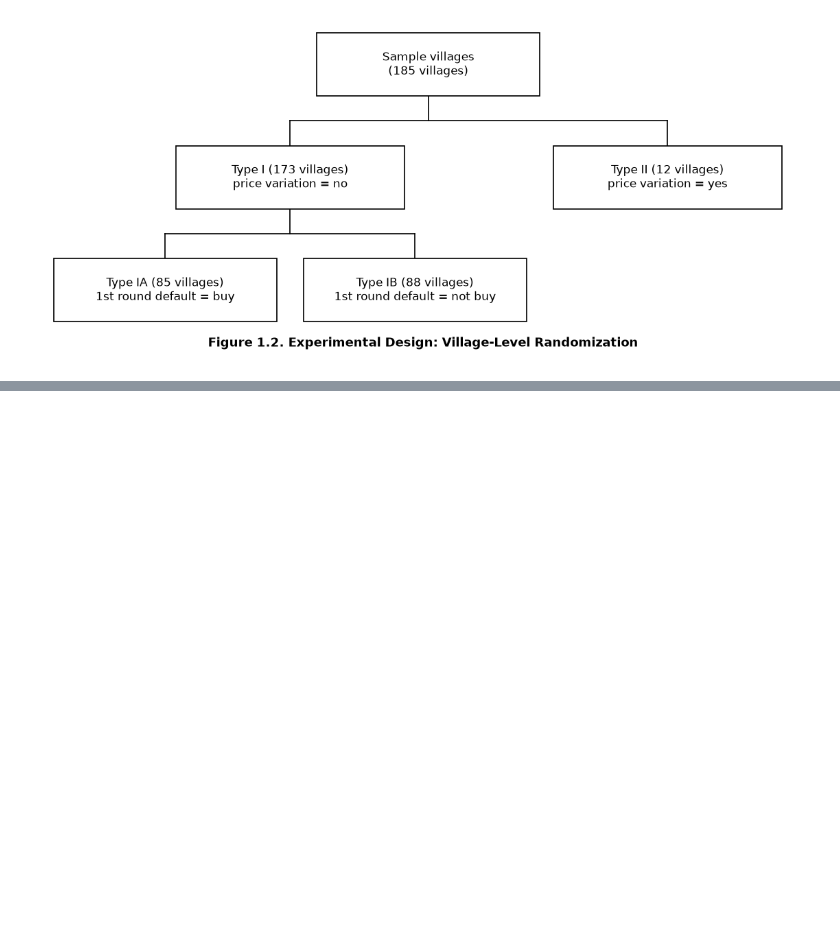
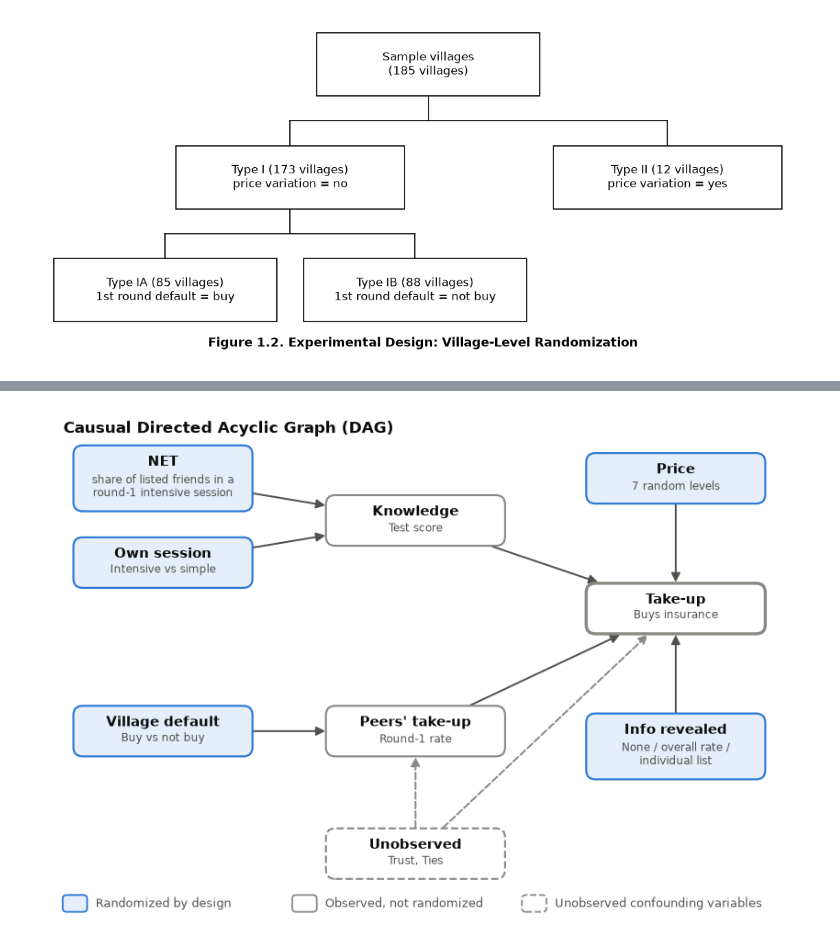
Before and after one commit to hn1802-uw/Social-Networks-and-the-Decision-to-Insure, a Jupyter notebook: project.ipynb, the cells around one changed output, grey strips where cells are left out. Cells and saved outputs as stored; diff of their text form; code cells hidden in the pictures; blank space fills up the shorter version.

```diff
--- a/project.ipynb
+++ b/project.ipynb
@@ -66,0 +113,4 @@ fig = plot_village_design()
+# %%
+fig = plot_dag()
+# %% [output]
+[figure, added]
```
Also changed, not shown: parts of 16 cells of this notebook.
